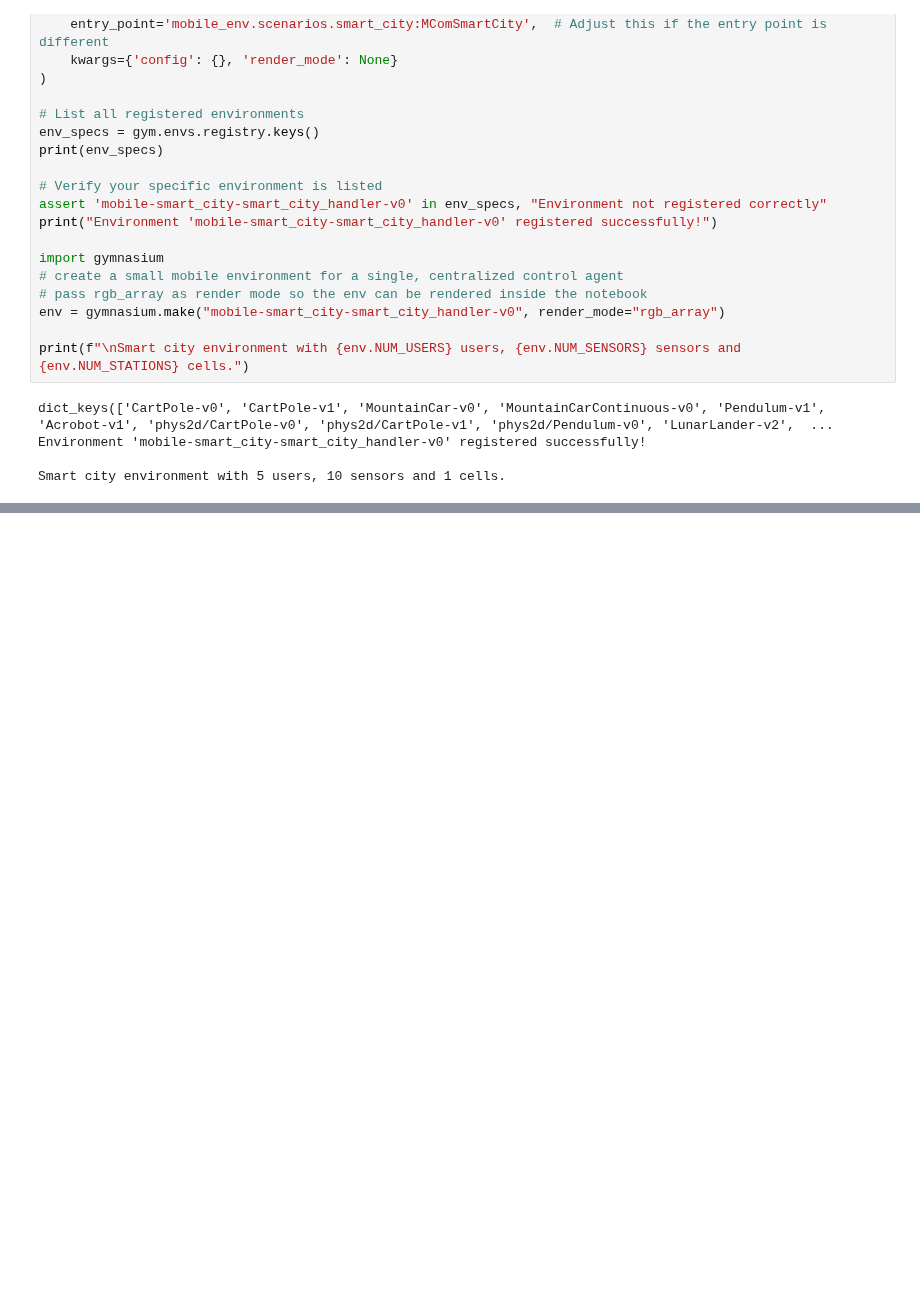
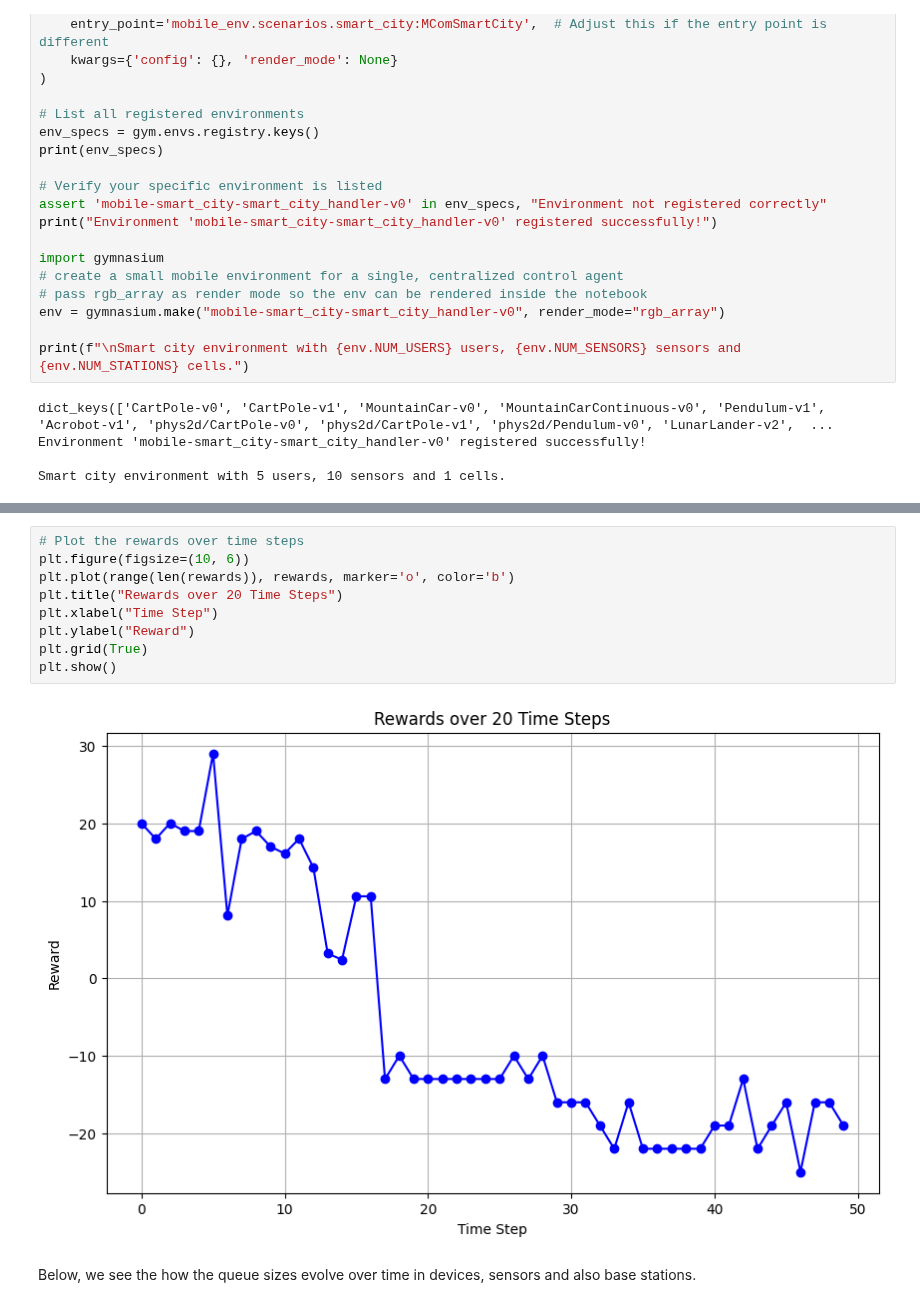
Before and after one commit to stefanbschneider/mobile-env, a Jupyter notebook: examples/smart_city.ipynb, the cells around one changed output, grey strips where cells are left out. Cells and saved outputs as stored; diff of their text form; blank space fills up the shorter version.

```diff
--- a/examples/smart_city.ipynb
+++ b/examples/smart_city.ipynb
@@ -69,3 +115,16 @@ Reward for episode 1: 68.0
+# %%
+# Plot the rewards over time steps
+plt.figure(figsize=(10, 6))
+plt.plot(range(len(rewards)), rewards, marker='o', color='b')
+plt.title("Rewards over 20 Time Steps")
+plt.xlabel("Time Step")
+plt.ylabel("Reward")
+plt.grid(True)
+plt.show()
+# %% [output]
+[figure, added]
+# %% [markdown]
+Below, we see the how the queue sizes evolve over time in devices, sensors and also base stations.
 # %%
 env.plot_queue_sizes()
 # %% [output]
```
Also changed, not shown: parts of 14 cells of this notebook, 4 other files.
